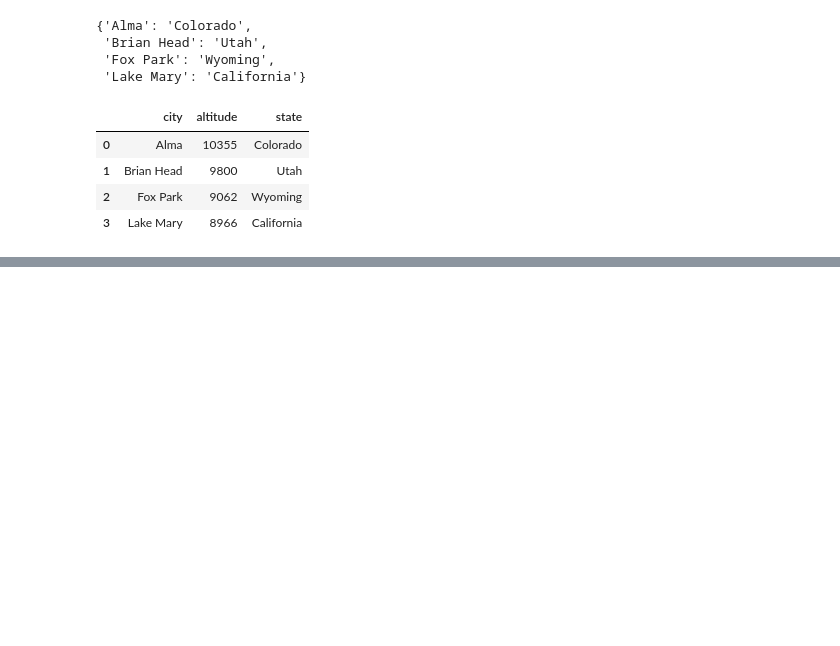
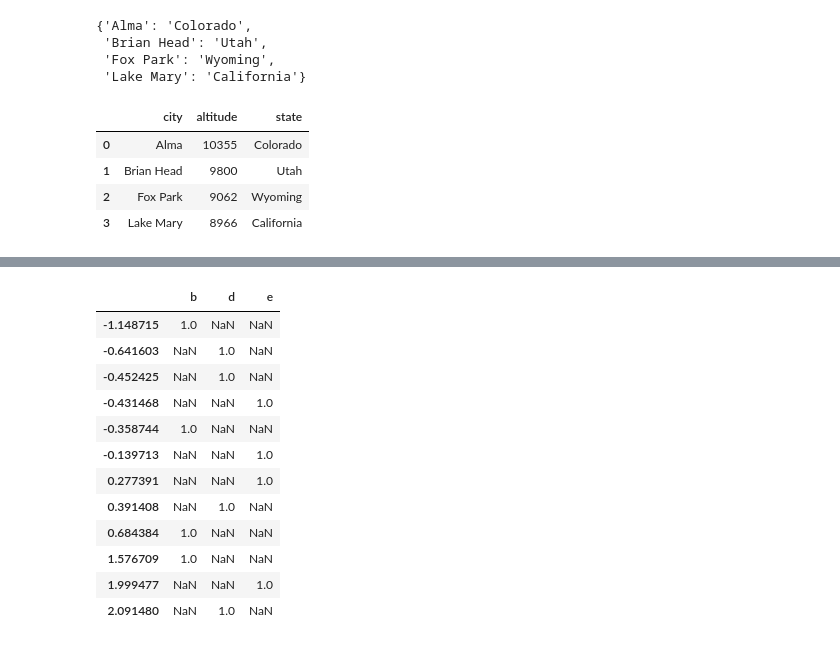
Before and after one commit to YuheWu701/CIS310., a Jupyter notebook: FA2021/week13/py_pdmap-apply-group.ipynb, the cells around one changed output, grey strips where cells are left out. Cells and saved outputs as stored; diff of their text form; code cells hidden in the pictures; blank space fills up the shorter version.

```diff
--- a/FA2021/week13/py_pdmap-apply-group.ipynb
+++ b/FA2021/week13/py_pdmap-apply-group.ipynb
@@ -107,0 +116,16 @@ dtype: float64
+# %%
+df.apply(pd.value_counts)
+# %% [output]
+|  | b | d | e |
+| -1.148715 | 1.0 | NaN | NaN |
+| -0.641603 | NaN | 1.0 | NaN |
+| -0.452425 | NaN | 1.0 | NaN |
+| -0.431468 | NaN | NaN | 1.0 |
+| -0.358744 | 1.0 | NaN | NaN |
+| -0.139713 | NaN | NaN | 1.0 |
+| 0.277391 | NaN | NaN | 1.0 |
+| 0.391408 | NaN | 1.0 | NaN |
+| 0.684384 | 1.0 | NaN | NaN |
+| 1.576709 | 1.0 | NaN | NaN |
+| 1.999477 | NaN | NaN | 1.0 |
+| 2.091480 | NaN | 1.0 | NaN |
```
Also changed, not shown: parts of 22 cells of this notebook, 4 other files.
